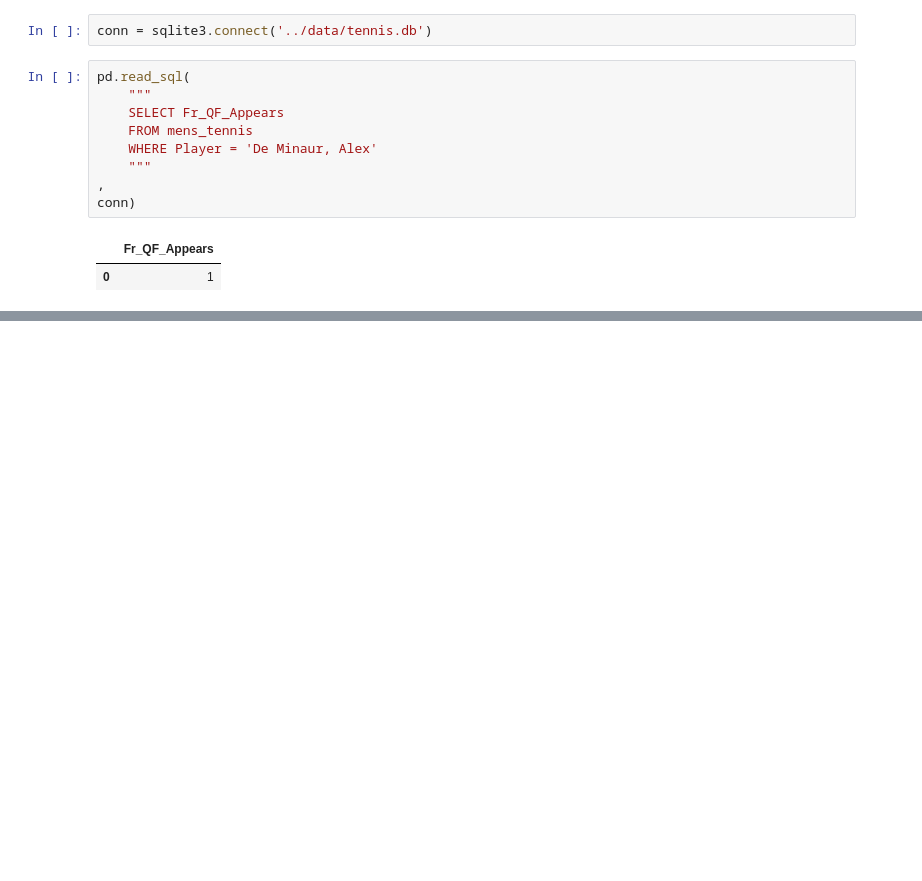
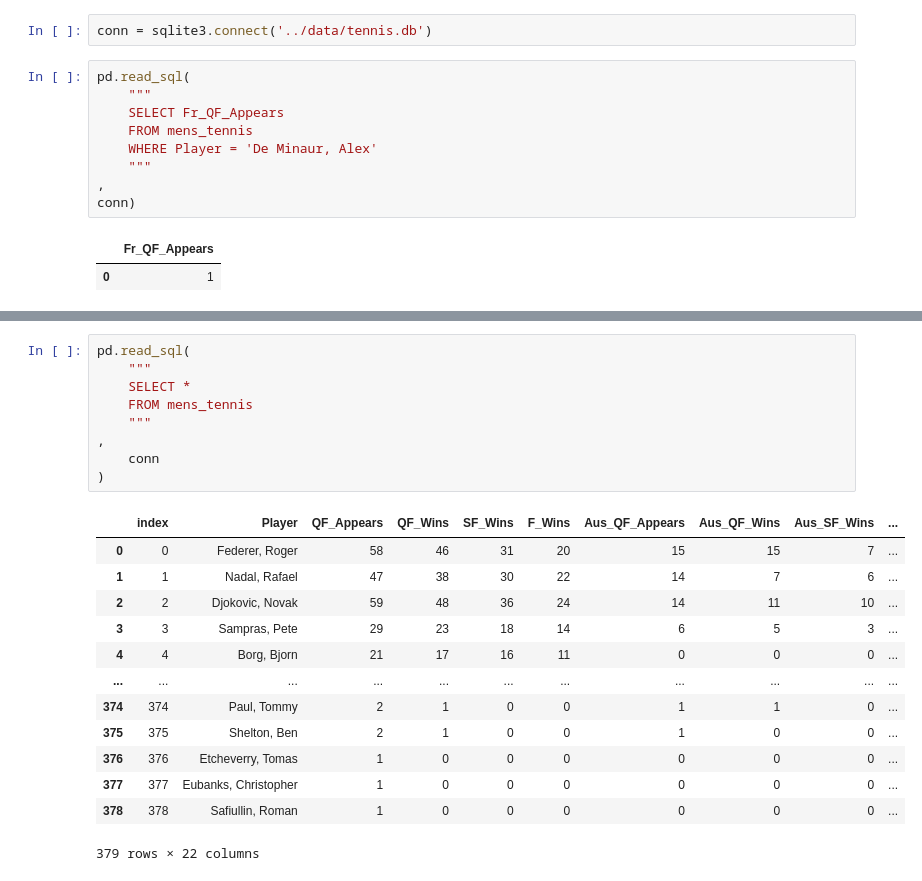
Before and after one commit to gadamico/Sports-Data, a Jupyter notebook: mens_singles_tennis/notebooks/scratch-tennis-db-updating3.ipynb, the cells around one changed output, grey strips where cells are left out. Drawn from its saved outputs; the diff is of its cells as text; blank space fills up the shorter version.

```diff
--- a/mens_singles_tennis/notebooks/scratch-tennis-db-updating3.ipynb
+++ b/mens_singles_tennis/notebooks/scratch-tennis-db-updating3.ipynb
@@ -336,0 +465,23 @@ conn)
+# %%
+pd.read_sql(
+    """
+    SELECT *
+    FROM mens_tennis
+    """
+,
+    conn
+)
+# %% [output]
+|  | index | Player | QF_Appears | QF_Wins | SF_Wins | F_Wins | Aus_QF_Appears | Aus_QF_Wins | Aus_SF_Wins | ... |
+| 0 | 0 | Federer, Roger | 58 | 46 | 31 | 20 | 15 | 15 | 7 | ... |
+| 1 | 1 | Nadal, Rafael | 47 | 38 | 30 | 22 | 14 | 7 | 6 | ... |
+| 2 | 2 | Djokovic, Novak | 59 | 48 | 36 | 24 | 14 | 11 | 10 | ... |
+| 3 | 3 | Sampras, Pete | 29 | 23 | 18 | 14 | 6 | 5 | 3 | ... |
+| 4 | 4 | Borg, Bjorn | 21 | 17 | 16 | 11 | 0 | 0 | 0 | ... |
+| ... | ... | ... | ... | ... | ... | ... | ... | ... | ... | ... |
+| 374 | 374 | Paul, Tommy | 2 | 1 | 0 | 0 | 1 | 1 | 0 | ... |
+| 375 | 375 | Shelton, Ben | 2 | 1 | 0 | 0 | 1 | 0 | 0 | ... |
+| 376 | 376 | Etcheverry, Tomas | 1 | 0 | 0 | 0 | 0 | 0 | 0 | ... |
+| 377 | 377 | Eubanks, Christopher | 1 | 0 | 0 | 0 | 0 | 0 | 0 | ... |
+| 378 | 378 | Safiullin, Roman | 1 | 0 | 0 | 0 | 0 | 0 | 0 | ... |
+379 rows × 22 columns
```
Also changed, not shown: parts of 20 cells of this notebook, 1 other file.
